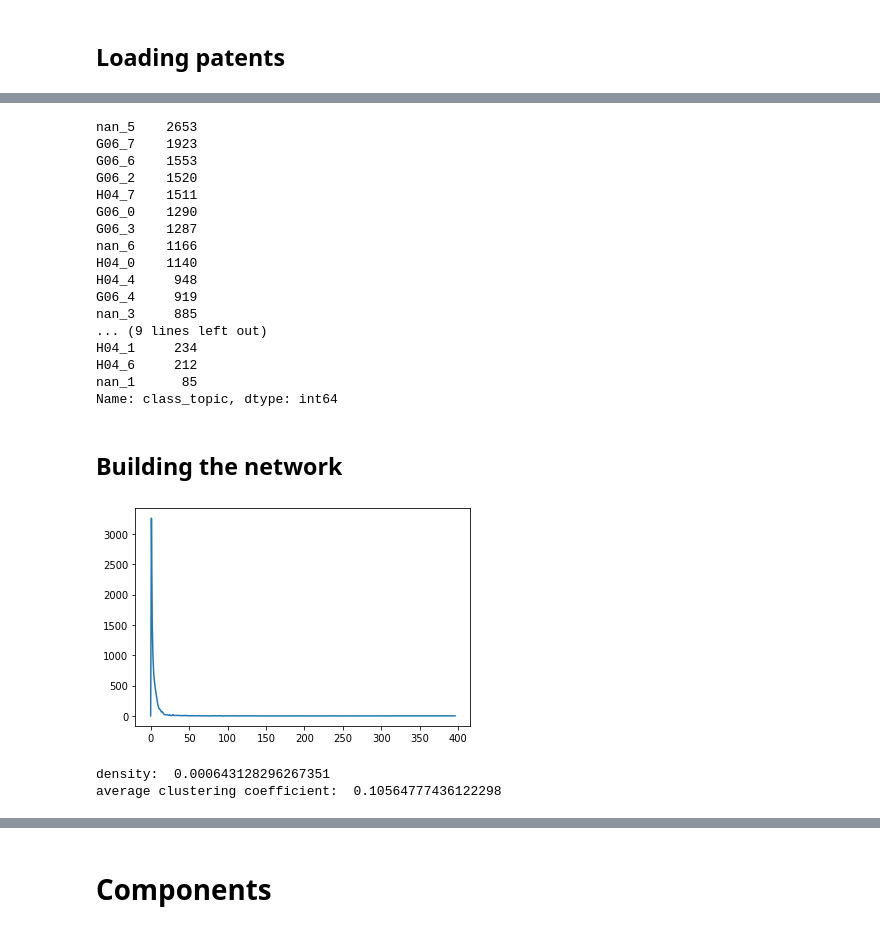
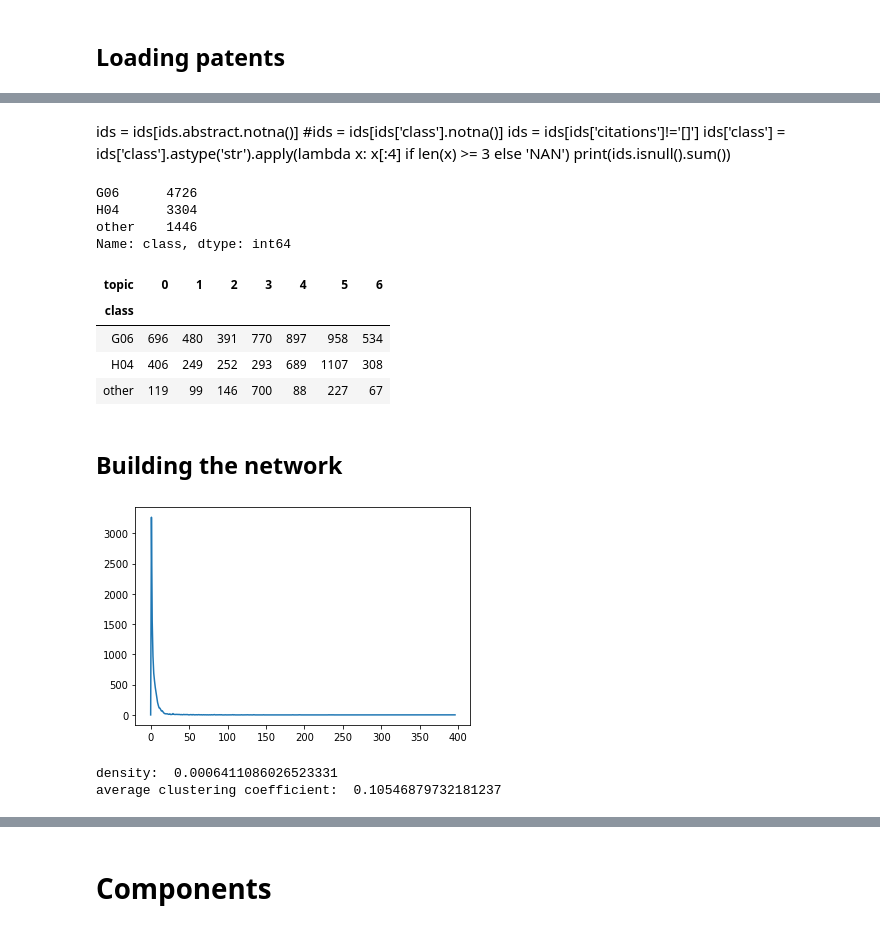
Before and after one commit to carloalbe/SCI-project, a Jupyter notebook: code/patent network.ipynb, the cells around one changed output, grey strips where cells are left out. Drawn from its saved outputs; the diff is of its cells as text; code cells hidden in the pictures.

```diff
--- a/code/patent network.ipynb
+++ b/code/patent network.ipynb
@@ -28,7 +12,7 @@ The animation.avconv_args rcparam was deprecated in Matplotlib 3.3 and will be r
 # %% [markdown]
 ## Loading patents
 # %%
-ids = pd.read_csv(r"./patents/q2_patents_topics.csv",index_col='code',skipinitialspace=True)
+ids = pd.read_csv(r"../data/gp-q2-7topics.csv",index_col='code',skipinitialspace=True)
 print(ids.isnull().sum())
 ids
 # %% [output]
@@ -65,6 +42,0 @@ dtype: int64
-# %%
-ids = ids[ids.abstract.notna()]
-#ids = ids[ids['class'].notna()]
-ids = ids[ids['citations']!='[]']
-ids['class'] = ids['class'].astype('str').apply(lambda x: x[:4] if len(x) >= 3 else 'NA')
-print(ids.isnull().sum())
@@ -88,24 +63,26 @@ dtype: int64
+# %% [markdown]
+ids = ids[ids.abstract.notna()]
+#ids = ids[ids['class'].notna()]
+ids = ids[ids['citations']!='[]']
+ids['class'] = ids['class'].astype('str').apply(lambda x: x[:4] if len(x) >= 3 else 'NAN')
+print(ids.isnull().sum())
+# %%
+ids['class'] = [cl if cl=='G06' or cl=='H04' else 'other' for cl in ids['class']  ]
+ids['class'].value_counts()
+# %% [output]
+G06      4726
+H04      3304
+other    1446
+Name: class, dtype: int64
 # %%
 ids['class_topic'] = [ cl + '_' + str(topic) for (cl,topic) in ids[['class','topic']].values]
-ids['class_topic'].value_counts()
+pd.crosstab(ids['class'],ids['topic'])
 # %% [output]
-nan_5    2653
-G06_7    1923
-G06_6    1553
-G06_2    1520
-H04_7    1511
-G06_0    1290
-G06_3    1287
-nan_6    1166
-H04_0    1140
-H04_4     948
-G06_4     919
-nan_3     885
-... (9 lines left out)
-H04_1     234
-H04_6     212
-nan_1      85
-Name: class_topic, dtype: int64
+| topic | 0 | 1 | 2 | 3 | 4 | 5 | 6 |
+| class |  |  |  |  |  |  |  |
+| G06 | 696 | 480 | 391 | 770 | 897 | 958 | 534 |
+| H04 | 406 | 249 | 252 | 293 | 689 | 1107 | 308 |
+| other | 119 | 99 | 146 | 700 | 88 | 227 | 67 |
 # %% [markdown]
 ## Building the network
 # %%
@@ -125,8 +102,8 @@ print('density: ', nx.density(G))
 print('average clustering coefficient: ', nx.average_clustering(G))
 # %% [output]
 [figure]
-density:  0.000643128296267351
-average clustering coefficient:  0.10564777436122298
+density:  0.0006411086026523331
+average clustering coefficient:  0.10546879732181237
 # %%
 ids['class']=ids['class'].astype('str')
 
```
Also changed, not shown: parts of 13 cells of this notebook, 15 other files.
